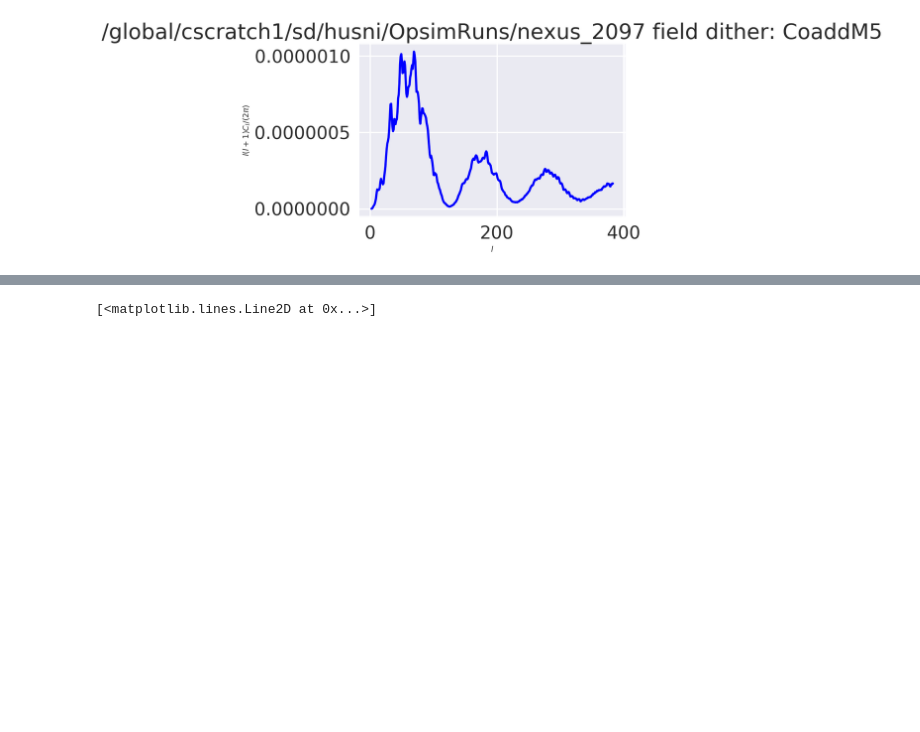
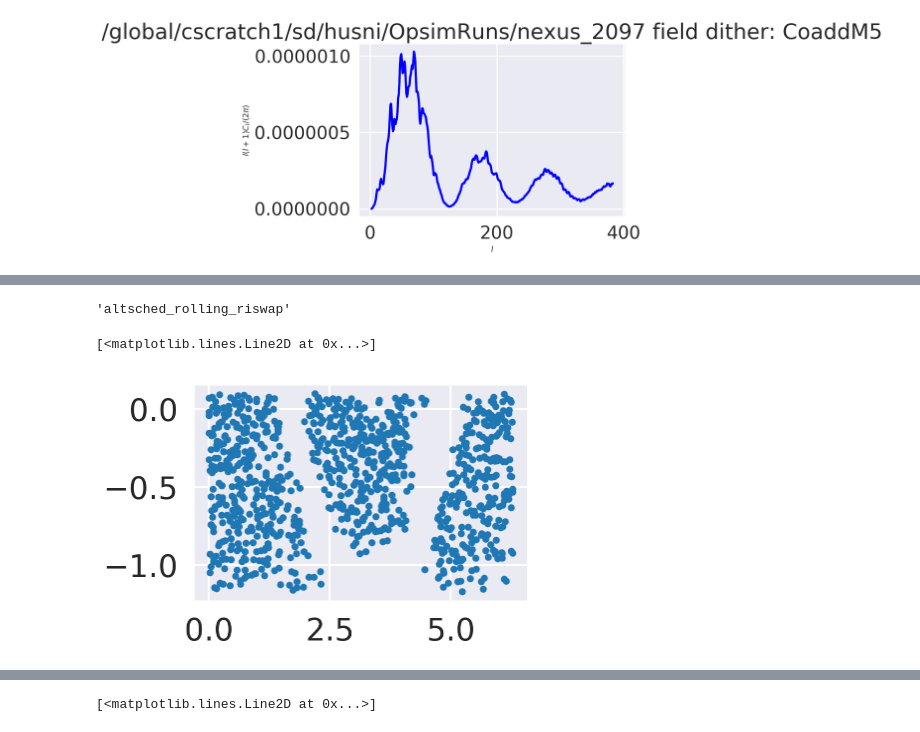
Before and after one commit to hsnee/lsstpsf, a Jupyter notebook: saveDitherPositions.ipynb, the cells around one changed output, grey strips where cells are left out. Drawn from its saved outputs; the diff is of its cells as text; code cells hidden in the pictures; blank space fills up the shorter version.

```diff
--- a/saveDitherPositions.ipynb
+++ b/saveDitherPositions.ipynb
@@ -249,2 +228,0 @@ vmin = 24
-# %%
-cond = np.logical_and(np.logical_and(bundle.metricValues.mask==False, bundle.metricValues.data>vmin), bundle.metricValues.data<31)
@@ -260,0 +265,4 @@ NameError: name 'runNamesDict' is not defined
+# %%
+for year in [1,3,6,10]:
+    for runName in ['altsched_riswap', 'altsched_rolling_riswap']:
+        getPositions(runName=runName, year=year)
@@ -260,0 +303,23 @@ NameError: name 'runNamesDict' is not defined
+# %%
+for year in [10]:
+    for runName in ['pontus_2502', 'alt_sched', 'alt_sched_rolling', 'mothra_2049']:
+        getPositions(runName=runName, year=year)
+for year in [1,3,6]:
+    for runName in ['baseline2018a',
+                   'colossus_2664',
+                   'colossus_2665',
+                   'colossus_2667',
+                   'kraken_2026',
+                   'kraken_2035',
+                   'kraken_2036',
+                   'kraken_2042',
+                   'kraken_2044',
+                   'mothra_2045',
+                   'nexus_2097',
+                   'pontus_2002',
+                   'pontus_2489',
+                   'pontus_2502',
+                   'mothra_2049',
+                   'alt_sched',
+                   'alt_sched_rolling']:
+        getPositions(runName=runName, year=year)
@@ -260,0 +361,11 @@ NameError: name 'runNamesDict' is not defined
+# %%
+runName
+# %% [output]
+'altsched_rolling_riswap'
+# %%
+a = np.load('newcutnpys/'+runName+str(year)+'.npy')
+# %%
+plt.plot(a[:,0][:1000], a[:,1][:1000], '.')
+# %% [output]
+[<matplotlib.lines.Line2D at 0x...>]
+[figure, added]
```
Also changed, not shown: parts of 21 cells of this notebook, 2 other files.
